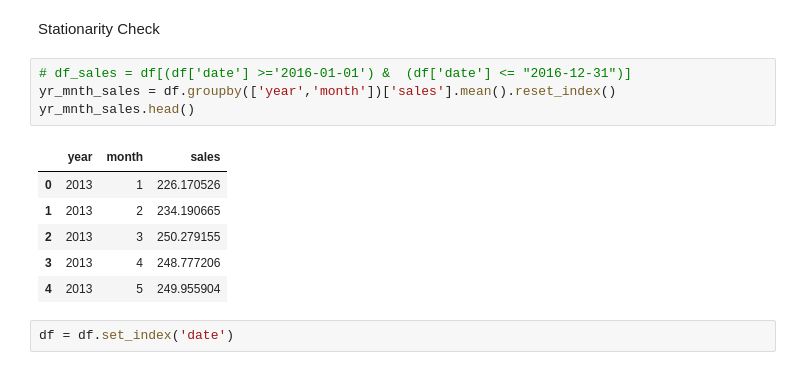
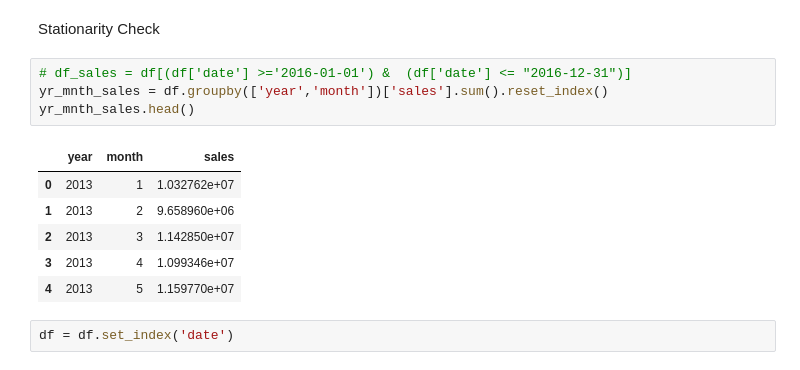
Before and after one commit to jag-shrestha/Sales-Forecast, a Jupyter notebook: Sales_Prediction_TSF.ipynb, the cells around one changed output. Drawn from its saved outputs; the diff is of its cells as text.

```diff
--- a/Sales_Prediction_TSF.ipynb
+++ b/Sales_Prediction_TSF.ipynb
@@ -293,15 +297,15 @@ df.head(2)
 Stationarity Check
 # %%
 # df_sales = df[(df['date'] >='2016-01-01') &  (df['date'] <= "2016-12-31")]
-yr_mnth_sales = df.groupby(['year','month'])['sales'].mean().reset_index()
+yr_mnth_sales = df.groupby(['year','month'])['sales'].sum().reset_index()
 yr_mnth_sales.head()
 # %% [output]
 |  | year | month | sales |
-| 0 | 2013 | 1 | 226.170526 |
-| 1 | 2013 | 2 | 234.190665 |
-| 2 | 2013 | 3 | 250.279155 |
-| 3 | 2013 | 4 | 248.777206 |
-| 4 | 2013 | 5 | 249.955904 |
+| 0 | 2013 | 1 | 1.032762e+07 |
+| 1 | 2013 | 2 | 9.658960e+06 |
+| 2 | 2013 | 3 | 1.142850e+07 |
+| 3 | 2013 | 4 | 1.099346e+07 |
+| 4 | 2013 | 5 | 1.159770e+07 |
 # %%
 df = df.set_index('date')
 # %%
```
Also changed, not shown: parts of 26 cells of this notebook.
